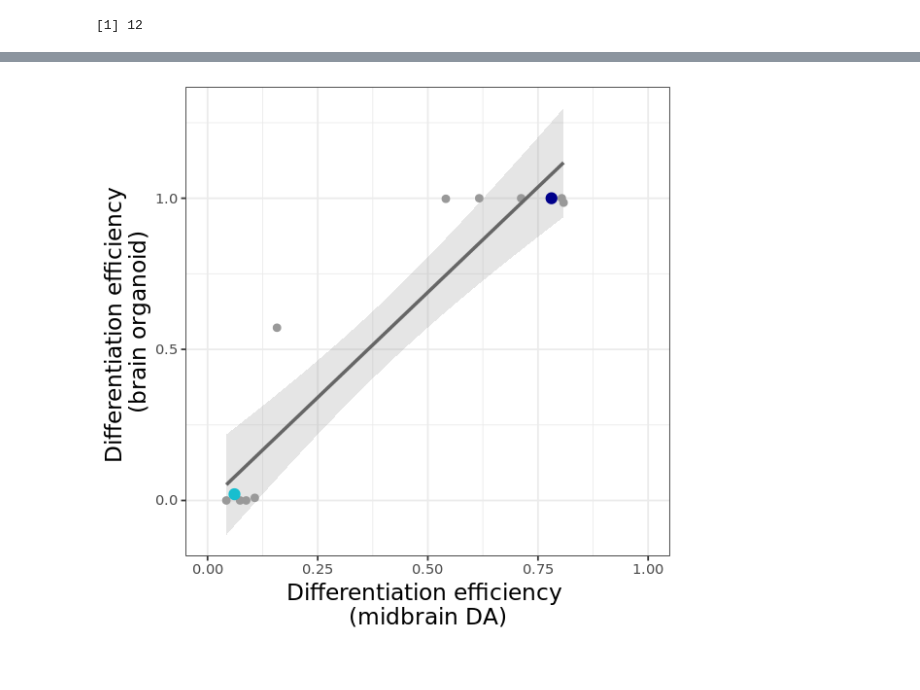
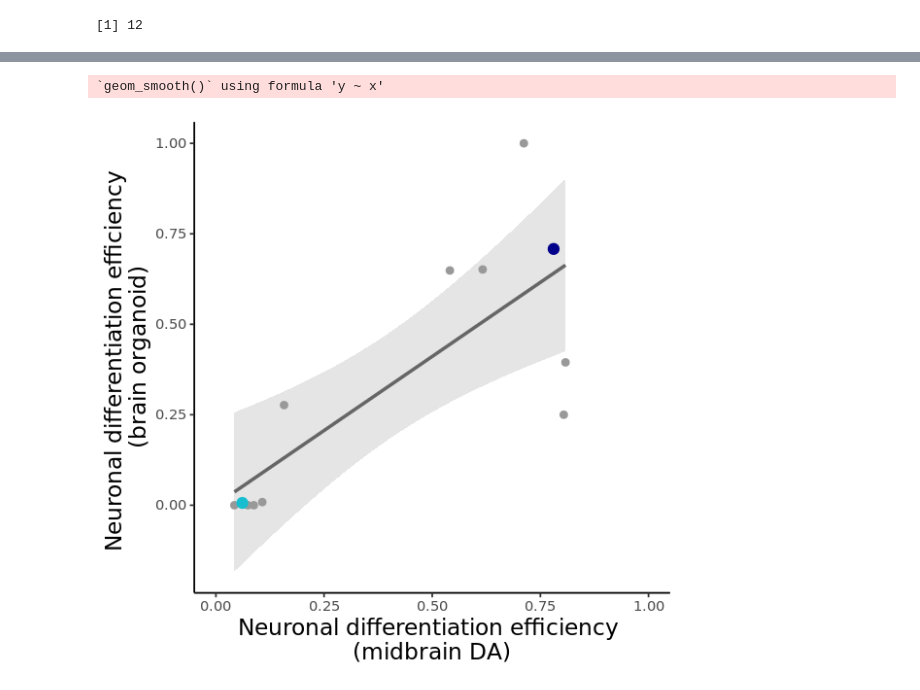
Before and after one commit to single-cell-genetics/singlecell_neuroseq_paper, a Jupyter notebook: plotting_notebooks/Figure_2/Figure_2b_2d_2f.ipynb, the cells around one changed output, grey strips where cells are left out. Saved outputs shown, nothing was run; the diff lists cells and outputs as text; code cells hidden in the pictures.

```diff
--- a/plotting_notebooks/Figure_2/Figure_2b_2d_2f.ipynb
+++ b/plotting_notebooks/Figure_2/Figure_2b_2d_2f.ipynb
@@ -134,5 +155,6 @@ ggplot(df_r, aes(x=de1,y=de2)) + geom_point(size = 1.8, col ='grey60') + stat_sm
 # %%
-org = read.csv("/hps/nobackup/stegle/users/acuomo/all_scripts/sc_neuroseq/organoid_brain_fraction.csv")
+# org = read.csv("/hps/nobackup/stegle/users/acuomo/all_scripts/sc_neuroseq/organoid_brain_fraction.csv")
+org = read.csv("/hps/nobackup/stegle/users/acuomo/all_scripts/sc_neuroseq/organoid_neuron_fraction.csv")
 nrow(org)
 head(org,2)
 # %% [output]
@@ -163,12 +198,13 @@ nrow(df_org)
 # %%
 options(repr.plot.width=5, repr.plot.height=4.8)
 ggplot(df_org, aes(x=avg_de,y=selected_fraction)) + geom_point(size = 1.8, col ='grey60') +
     stat_smooth(method = "lm", col = "grey40", alpha = "0.25") +
-    xlab("Differentiation efficiency \n(midbrain DA)") + ylab("Differentiation efficiency \n(brain organoid)") +
+    xlab("Neuronal differentiation efficiency \n(midbrain DA)") + ylab("Neuronal differentiation efficiency \n(brain organoid)") +
     xlim(c(0,1)) + #ylim(c(0,1))+
     geom_point(data = df_org[df_org$donor == "HPSI0514i-fiaj_1",], col = "#17becf", size = 2.8) +
     geom_point(data = df_org[df_org$donor == "HPSI1213i-hehd_1",], col = "darkblue", size = 2.8) +
-    theme_bw() + theme(axis.title = element_text(size = 14))
+    theme_classic() + theme(axis.title = element_text(size = 14))
 # %% [output]
+`geom_smooth()` using formula 'y ~ x'
-[figure, old version]
+[figure, new version]
 # %%
```
Also changed, not shown: parts of 10 cells of this notebook, 2 other files.
